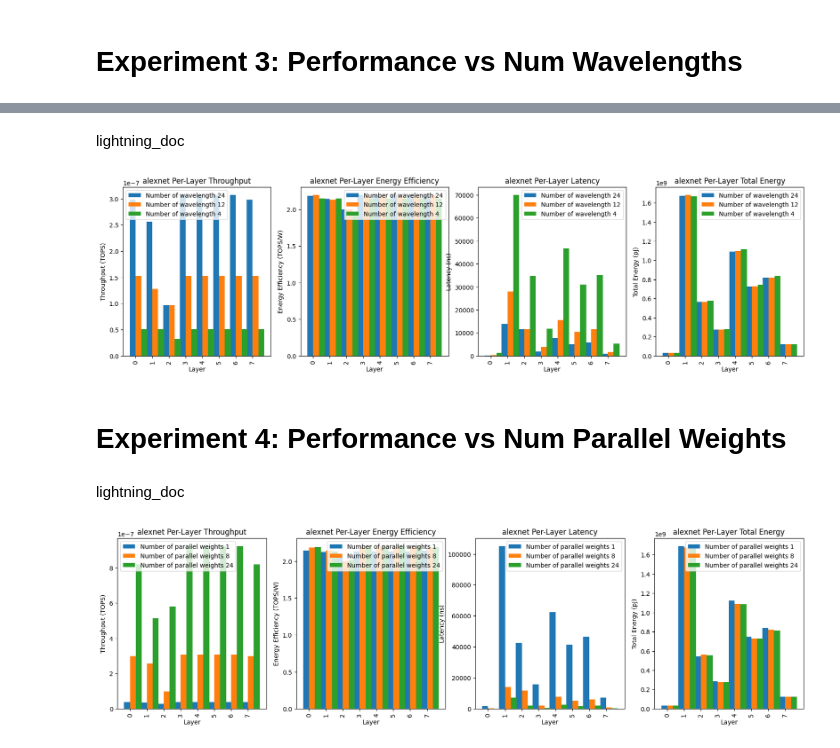
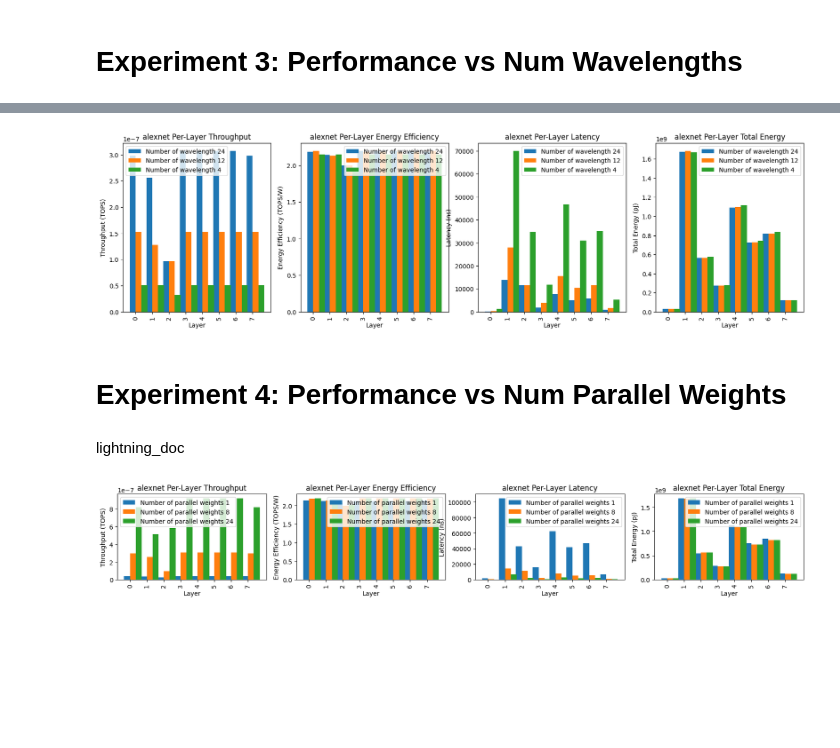
Before and after one commit to czarkos/ka-chow, a Jupyter notebook: workspace/models/arch/1_macro/lightning_sigc_2023/lightning_guide.ipynb, the cells around one changed output, grey strips where cells are left out. Saved outputs shown, nothing was run; the diff lists cells and outputs as text; code cells hidden in the pictures; blank space fills up the shorter version.

```diff
--- a/workspace/models/arch/1_macro/lightning_sigc_2023/lightning_guide.ipynb
+++ b/workspace/models/arch/1_macro/lightning_sigc_2023/lightning_guide.ipynb
@@ -140,7 +149,7 @@ for i, dnn in enumerate(["alexnet"]):
         num_parallel_weights=[24]
     )
 
-fig, axs = plt.subplots(1, 2, figsize=(15, 5))
+fig, axs = plt.subplots(1, 2, figsize=(15, 3))
 
 tops, tops_per_w = {}, {}
 
@@ -166,7 +175,7 @@ for ax, data, title, ylabel in [
 
 # Per-Layer Results
 for dnn, result in results.items():
-    fig, ax = plt.subplots(1, 4, figsize=(20, 5))
+    fig, ax = plt.subplots(1, 4, figsize=(20, 3))
     for ax, attrname, title, ylabel in [
         (ax[0], "tops", "Throughput", "TOPS"),
         (ax[1], "tops_per_w", "Energy Efficiency", "TOPS/W"),
@@ -273,3 +282,11 @@ display_markdown('''
 
 # Experiment 1: DNN Comparison:
 ### alexnet, vgg16, resnet18; varying batch size
+# %%
+# This test may take a while to run. We have to find a mapping for every layer
+# for every DNN being tested.
+results = {}
+for i, dnn in enumerate(["alexnet", "vgg16", "resnet18"]):
+    results[dnn] = run_test(
+        "lightning_sigc_2023", "test_full_dnn", dnn_name=dnn, show_doc=i == 0, batch_sizes=[1, 8], num_parallel_wavelengths=[24], num_parallel_batches=[8], num_parallel_weights=[24]
+    )
@@ -276,13 +296,5 @@ display_markdown('''
 # %%
-# This test may take a while to run. We have to find a mapping for every layer
-# for every DNN being tested.
-results = {}
-for i, dnn in enumerate(["alexnet", "vgg16", "resnet18"]):
-    results[dnn] = run_test(
-        "lightning_sigc_2023", "test_full_dnn", dnn_name=dnn, show_doc=i == 0, batch_sizes=[1, 8], num_parallel_wavelengths=[24], num_parallel_batches=[1], num_parallel_weights=[24]
-    )
-
-fig, axs = plt.subplots(1, 2, figsize=(15, 5))
+fig, axs = plt.subplots(1, 2, figsize=(15, 2.5))
 
 tops, tops_per_w = {}, {}
 
@@ -300,7 +312,7 @@ for ax, data, title, ylabel in [
 ]:
     bar_side_by_side(
         data,
-        xlabel="DNN",
+        xlabel="",
         ylabel=f"{title} ({ylabel})",
         title=f"Full-DNN {title}",
         ax=ax,
@@ -362,19 +390,4 @@ display_markdown("# Experiment 3: Performance vs Num Wavelengths")
 # %%
-# This test may take a while to run. We have to find a mapping for every layer
-# for every DNN being tested.
-results = {}
-for i, dnn in enumerate(["alexnet"]):
-    results[dnn] = run_test(
-        "lightning_sigc_2023",
-        "test_full_dnn",
-        dnn_name=dnn,
-        show_doc=(i == 0),
-        batch_sizes=[8],
-        num_parallel_wavelengths=[24, 12, 4],
-        num_parallel_batches=[8],
-        num_parallel_weights=[8]
-    )
-
 # Per-Layer Results
 for dnn, result in results.items():
     fig, ax = plt.subplots(1, 4, figsize=(20, 5))
@@ -398,52 +411,51 @@ for dnn, result in results.items():
             ax=ax,
         )
 # %% [output]
-
-   lightning_doc
 [figure]
 # %%
 display_markdown("# Experiment 4: Performance vs Num Parallel Weights")
 # %% [output]
 # Experiment 4: Performance vs Num Parallel Weights
+# %%
+# This test may take a while to run. We have to find a mapping for every layer
+# for every DNN being tested.
+results = {}
+for i, dnn in enumerate(["alexnet"]):
+    results[dnn] = run_test(
+        "lightning_sigc_2023",
+        "test_full_dnn",
+        dnn_name=dnn,
+        show_doc=(i == 0),
+        batch_sizes=[8],
+        num_parallel_wavelengths=[24],
+        num_parallel_batches=[8],
+        num_parallel_weights=[1, 8, 24]
+    )
+# %% [output]
+
+   lightning_doc
 # %%
-# This test may take a while to run. We have to find a mapping for every layer
-# for every DNN being tested.
-results = {}
-for i, dnn in enumerate(["alexnet"]):
-    results[dnn] = run_test(
-        "lightning_sigc_2023",
-        "test_full_dnn",
-        dnn_name=dnn,
-        show_doc=(i == 0),
-        batch_sizes=[8],
-        num_parallel_wavelengths=[24],
-        num_parallel_batches=[8],
-        num_parallel_weights=[1, 8, 24]
-    )
-
 # Per-Layer Results
 for dnn, result in results.items():
-    fig, ax = plt.subplots(1, 4, figsize=(20, 5))
+    fig, ax = plt.subplots(1, 4, figsize=(20, 2.5))
     for ax, attrname, title, ylabel in [
         (ax[0], "tops", "Throughput", "TOPS"),
         (ax[1], "tops_per_w", "Energy Efficiency", "TOPS/W"),
         (ax[2], "latency", "Latency", "ns"),
         (ax[3], "total_energy", "Total Energy", "pJ"),
     ]:
         per_layer_results = {}
         for j, same_layers in enumerate(zip(*result.split_by("NUM_PARALLEL_WEIGHTS"))):
             per_layer_results[j] = {
                 f'Number of parallel weights {r.variables["NUM_PARALLEL_WEIGHTS"]}': getattr(r, attrname)
                 for r in same_layers
             }
         bar_side_by_side(
             per_layer_results,
             xlabel="Layer",
             ylabel=f"{title} ({ylabel})",
             title=f"{dnn} Per-Layer {title}",
             ax=ax,
         )
 # %% [output]
-
-   lightning_doc
-[figure, old version]
+[figure, new version]
```
Also changed, not shown: parts of 8 cells of this notebook, 3 other files.
